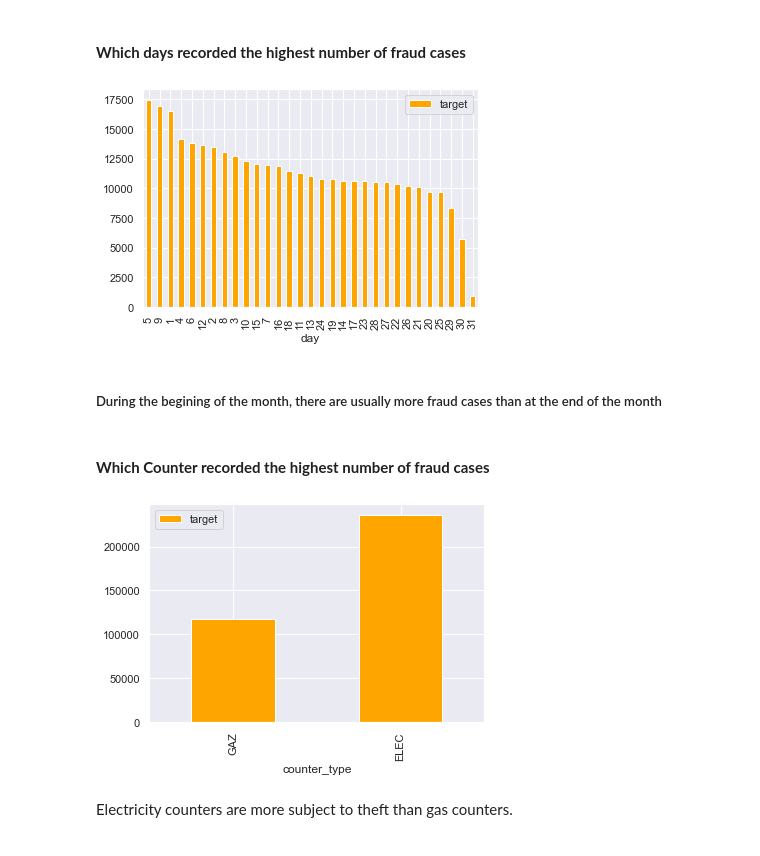
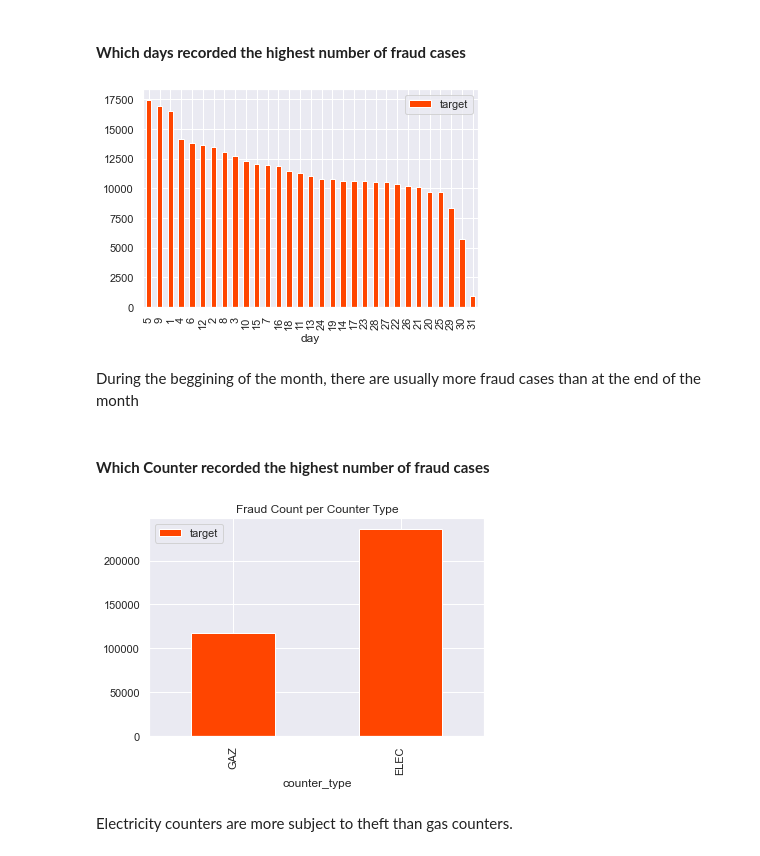
Before and after one commit to Sodiq-Olamide/fraud-detection-in-electricity-and-gas-consumption, a Jupyter notebook: main.ipynb, the cells around one changed output. Cells and saved outputs as stored; diff of their text form; code cells hidden in the pictures.

```diff
--- a/main.ipynb
+++ b/main.ipynb
@@ -416,21 +418,22 @@ The first five months of the year recorded the highest number of fraud cases wit
 # %%
 day_df = fraud[['day','target']].groupby('day').count()
 #plot region by fraud cases
-day_df.sort_values('target', ascending=False).plot(kind='bar', color='Orange')
+day_df.sort_values('target', ascending=False).plot(kind='bar', color='Orangered')
 plt.show()
 # %% [output]
-[figure, old version]
+[figure, new version]
 # %% [markdown]
-##### During the begining of the month, there are usually more fraud cases than at the end of the month
+During the beggining of the month, there are usually more fraud cases than at the end of the month
 # %% [markdown]
 #### **Which Counter recorded the highest number of fraud cases**
 # %%
 type_df = fraud[['counter_type','target']].groupby('counter_type').count()
 #plot region by fraud cases
-type_df.sort_values('counter_type', ascending=False).plot(kind='bar', color='Orange')
+type_df.sort_values('counter_type', ascending=False).plot(kind='bar', color='Orangered')
+plt.title('Fraud Count per Counter Type')
 plt.show()
 # %% [output]
-[figure, old version]
+[figure, new version]
 # %% [markdown]
 Electricity counters are more subject to theft than gas counters.
 # %% [markdown]
```
Also changed, not shown: parts of 11 cells of this notebook, 2 other files.
